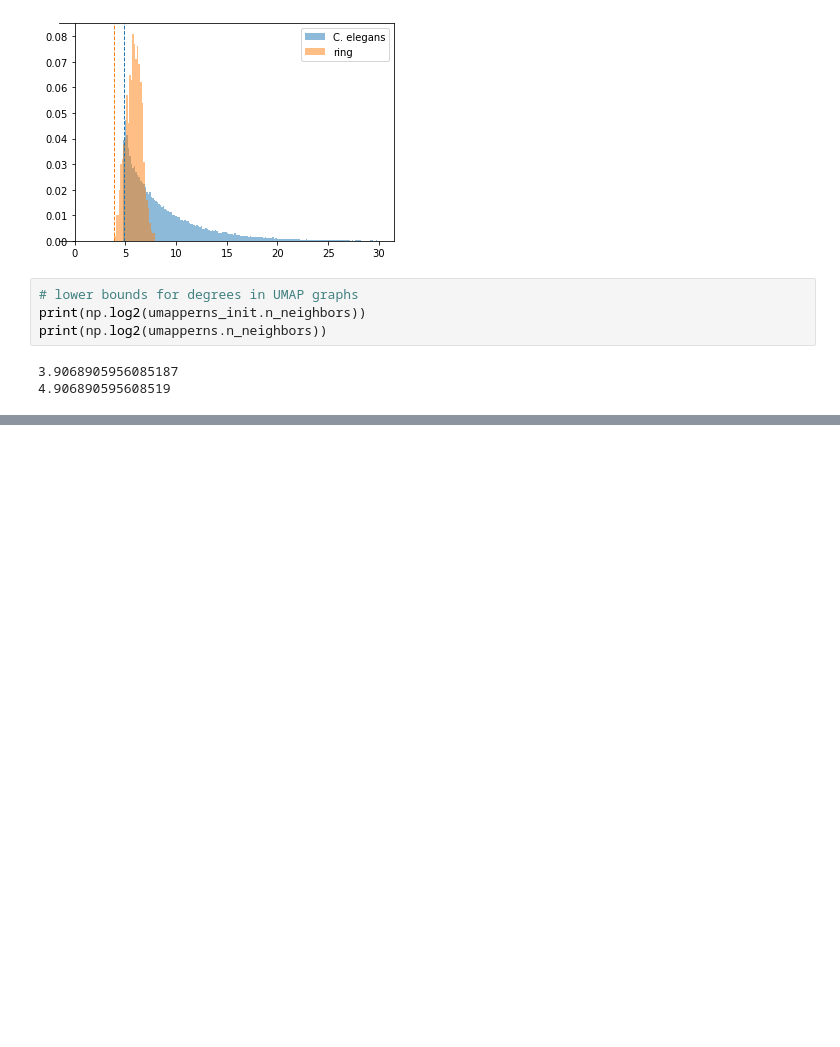
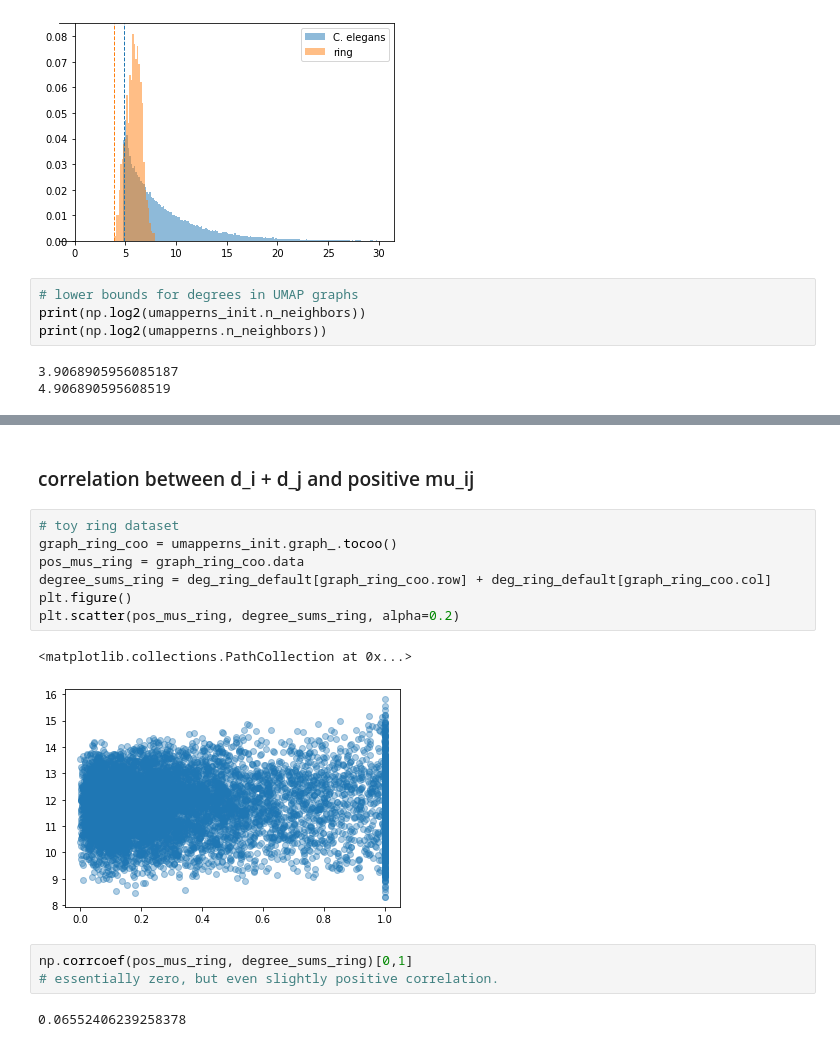
Before and after one commit to sdamrich/UMAPs-true-loss, a Jupyter notebook: notebooks/degree_histograms.ipynb, the cells around one changed output, grey strips where cells are left out. Saved outputs shown, nothing was run; the diff lists cells and outputs as text; blank space fills up the shorter version.

Commit message:
updates figures in degree histogram notebook

```diff
--- a/notebooks/degree_histograms.ipynb
+++ b/notebooks/degree_histograms.ipynb
@@ -116 +115,18 @@ plt.savefig(os.path.join(fig_path, f"degree_hist_kNN_seed_{seed}.png"),
 [figure]
+# %% [markdown]
+### correlation between d_i + d_j and positive mu_ij
+# %%
+# toy ring dataset
+graph_ring_coo = umapperns_init.graph_.tocoo()
+pos_mus_ring = graph_ring_coo.data
+degree_sums_ring = deg_ring_default[graph_ring_coo.row] + deg_ring_default[graph_ring_coo.col]
+plt.figure()
+plt.scatter(pos_mus_ring, degree_sums_ring, alpha=0.2)
+# %% [output]
+<matplotlib.collections.PathCollection at 0x...>
+[figure, added]
+# %%
+np.corrcoef(pos_mus_ring, degree_sums_ring)[0,1]
+# essentially zero, but even slightly positive correlation.
+# %% [output]
+0.06552406239258378
```
Also changed, not shown: parts of 6 cells of this notebook.
